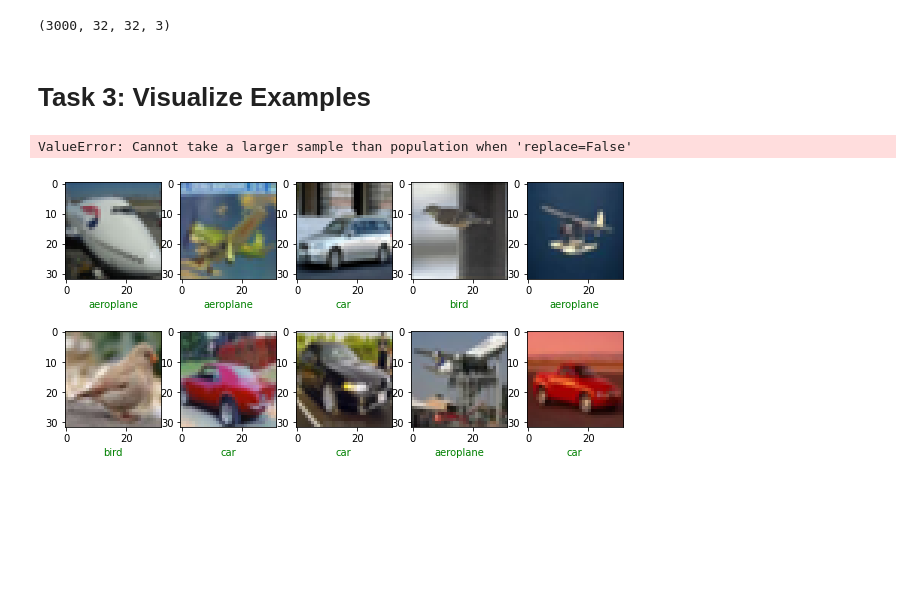
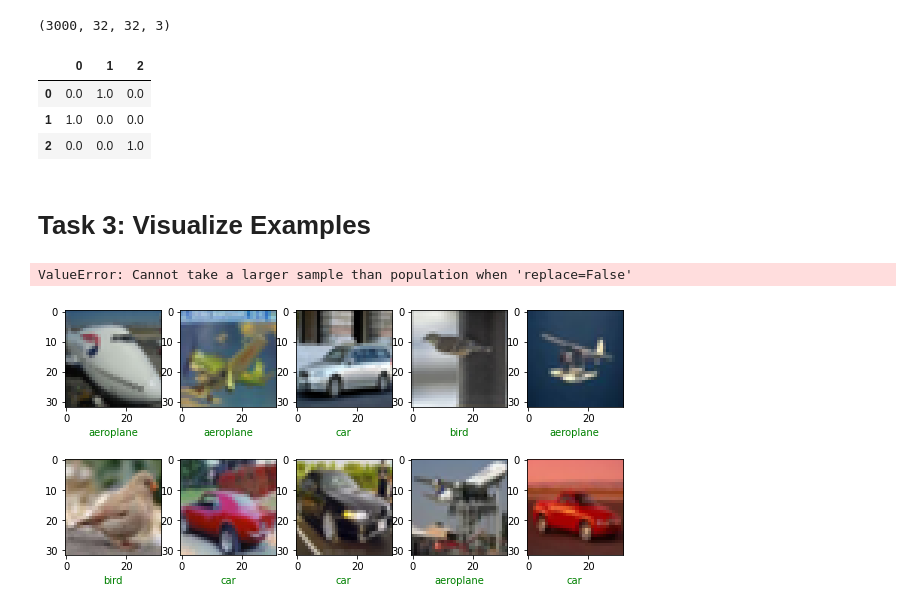
Before and after one commit to Abednego-py/Image-Classification, a Jupyter notebook: Copy_of_Workshop_cifar.ipynb, the cells around one changed output. Drawn from its saved outputs; the diff is of its cells as text; code cells hidden in the pictures; blank space fills up the shorter version.

```diff
--- a/Copy_of_Workshop_cifar.ipynb
+++ b/Copy_of_Workshop_cifar.ipynb
@@ -178,6 +198,18 @@ x_test, y_test = get_three_classes(x_test, y_test)
 x_test.shape
 # %% [output]
 (3000, 32, 32, 3)
+# %%
+import pandas as pd
+sm_df = pd.DataFrame(y_test)
+
+sm_df.value_counts()
+
+sm_df.head(3)
+# %% [output]
+|  | 0 | 1 | 2 |
+| 0 | 0.0 | 1.0 | 0.0 |
+| 1 | 1.0 | 0.0 | 0.0 |
+| 2 | 0.0 | 0.0 | 1.0 |
 # %% [markdown]
 # Task 3: Visualize Examples
 # %%
```
Also changed, not shown: parts of 4 cells of this notebook, 2 other files.
